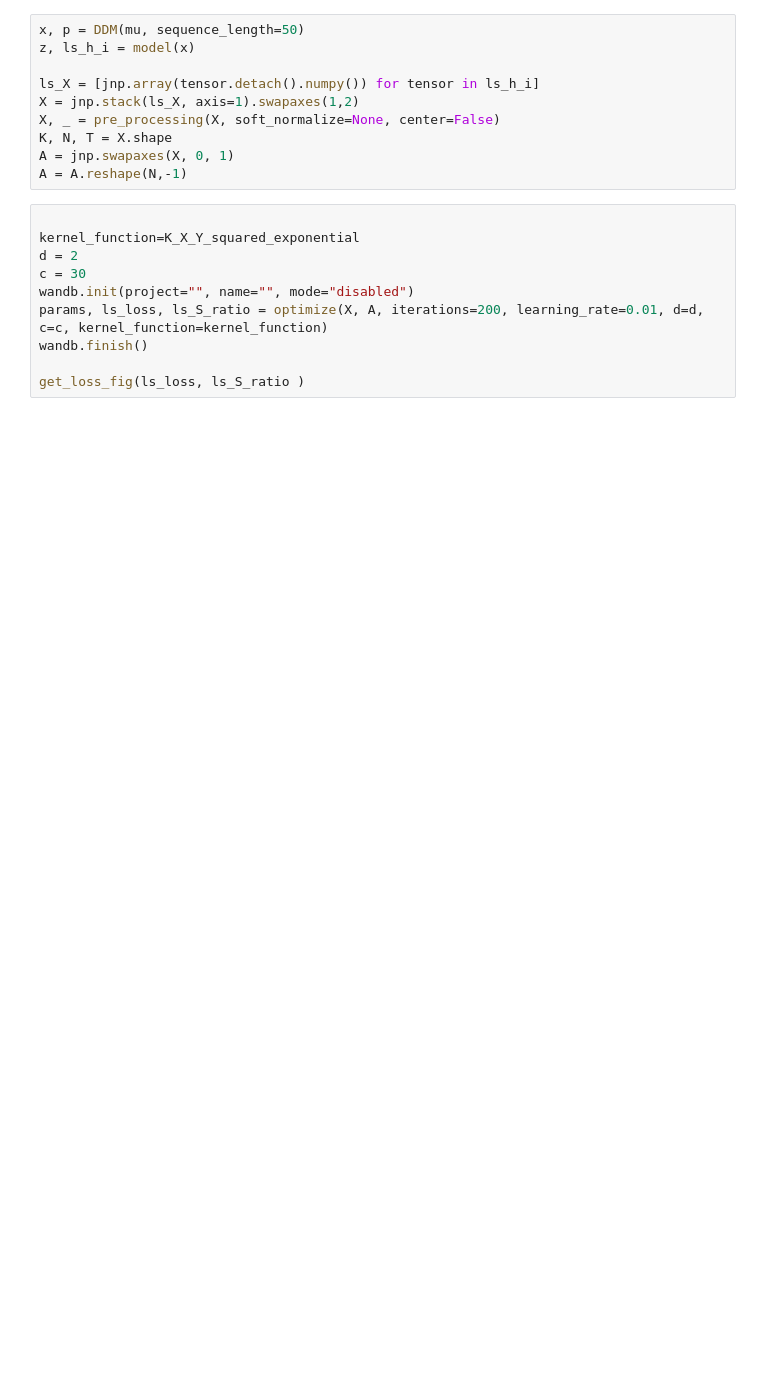
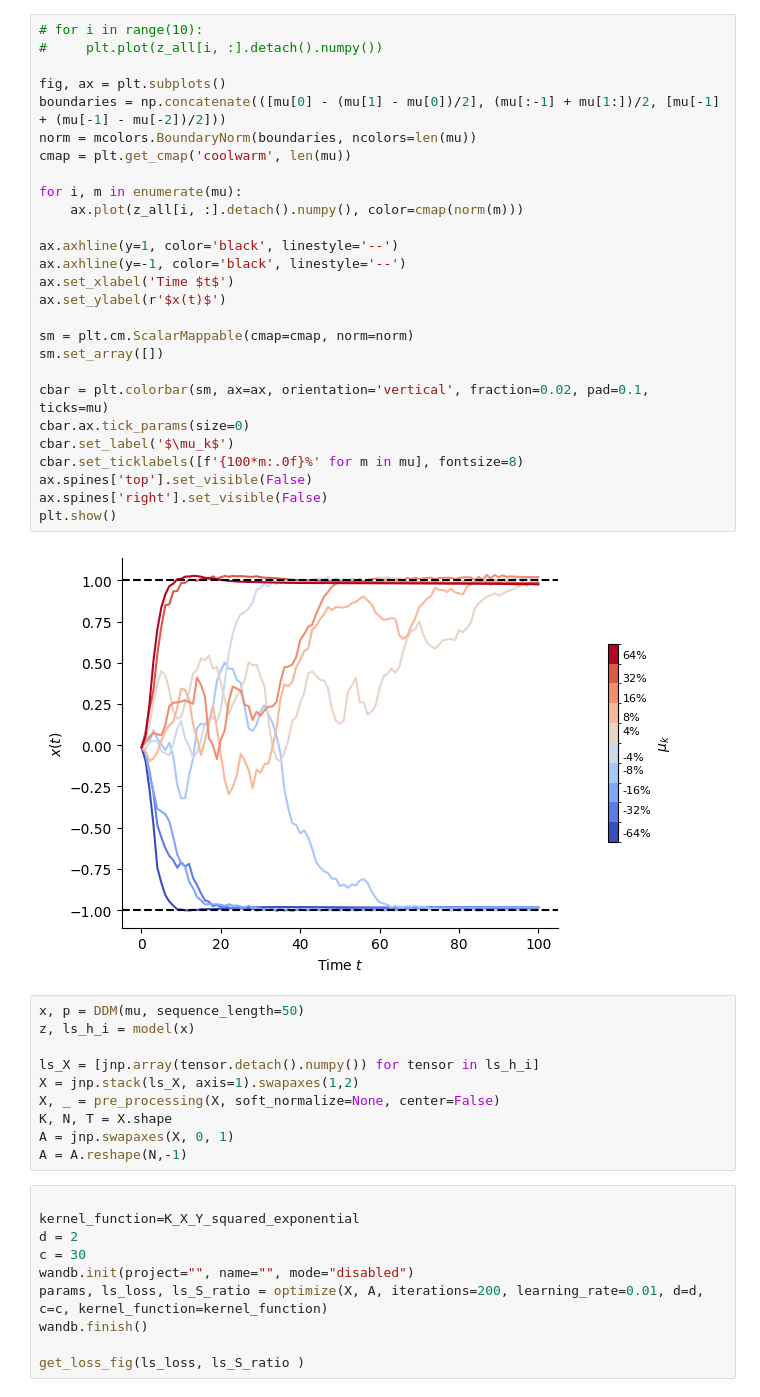
Before and after one commit to ArielleRosinski/SCA_project, a Jupyter notebook: RNN.ipynb, the cells around one changed output. Drawn from its saved outputs; the diff is of its cells as text; blank space fills up the shorter version.

```diff
--- a/RNN.ipynb
+++ b/RNN.ipynb
@@ -105,3 +104,32 @@ plt.plot(ls_loss)
+# %%
+# for i in range(10):
+#     plt.plot(z_all[i, :].detach().numpy())
+
+fig, ax = plt.subplots()
+boundaries = np.concatenate(([mu[0] - (mu[1] - mu[0])/2], (mu[:-1] + mu[1:])/2, [mu[-1] + (mu[-1] - mu[-2])/2]))
+norm = mcolors.BoundaryNorm(boundaries, ncolors=len(mu))
+cmap = plt.get_cmap('coolwarm', len(mu))
+
+for i, m in enumerate(mu):
+    ax.plot(z_all[i, :].detach().numpy(), color=cmap(norm(m)))
+
+ax.axhline(y=1, color='black', linestyle='--')
+ax.axhline(y=-1, color='black', linestyle='--')
+ax.set_xlabel('Time $t$')
+ax.set_ylabel(r'$x(t)$')
+
+sm = plt.cm.ScalarMappable(cmap=cmap, norm=norm)
+sm.set_array([])
+
+cbar = plt.colorbar(sm, ax=ax, orientation='vertical', fraction=0.02, pad=0.1, ticks=mu)
+cbar.ax.tick_params(size=0)
+cbar.set_label('$\mu_k$')
+cbar.set_ticklabels([f'{100*m:.0f}%' for m in mu], fontsize=8)
+ax.spines['top'].set_visible(False)
+ax.spines['right'].set_visible(False)
+plt.show()
+# %% [output]
+[figure, added]
 # %%
 x, p = DDM(mu, sequence_length=50)
 z, ls_h_i = model(x)
```
Also changed, not shown: parts of 5 cells of this notebook.
